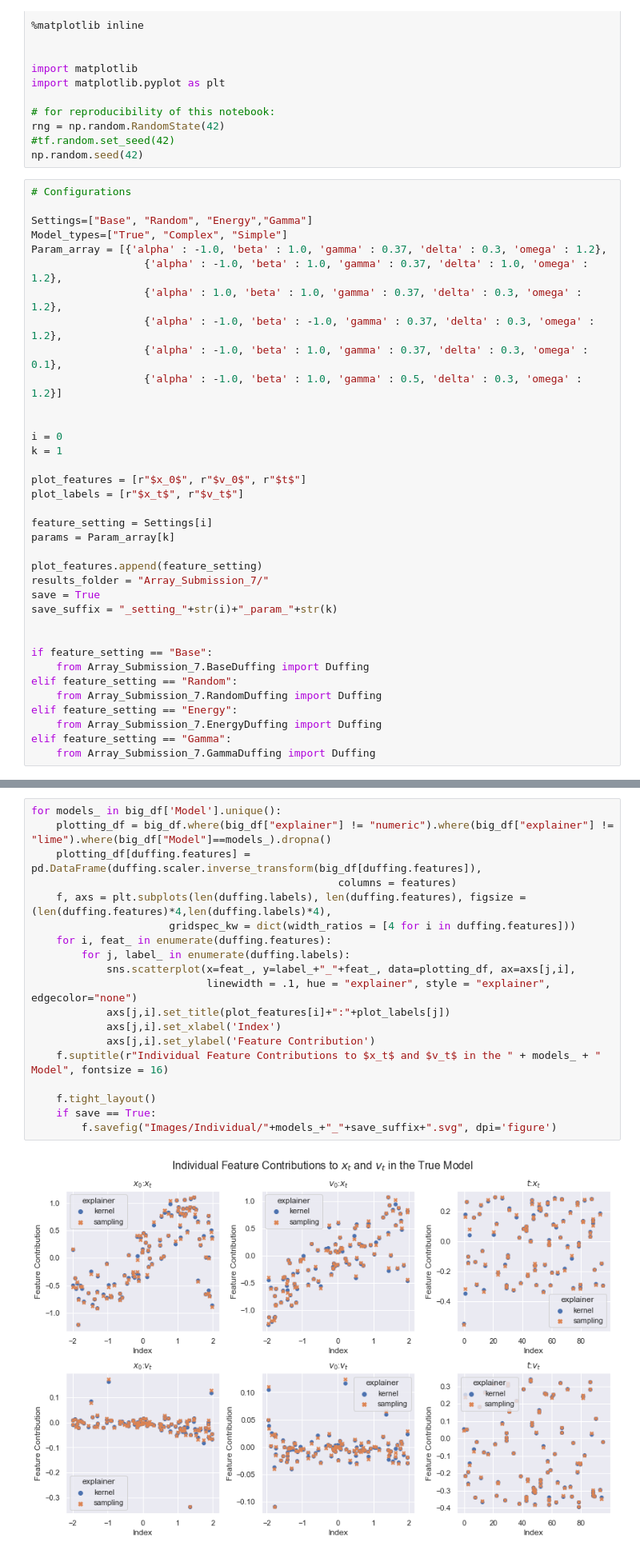
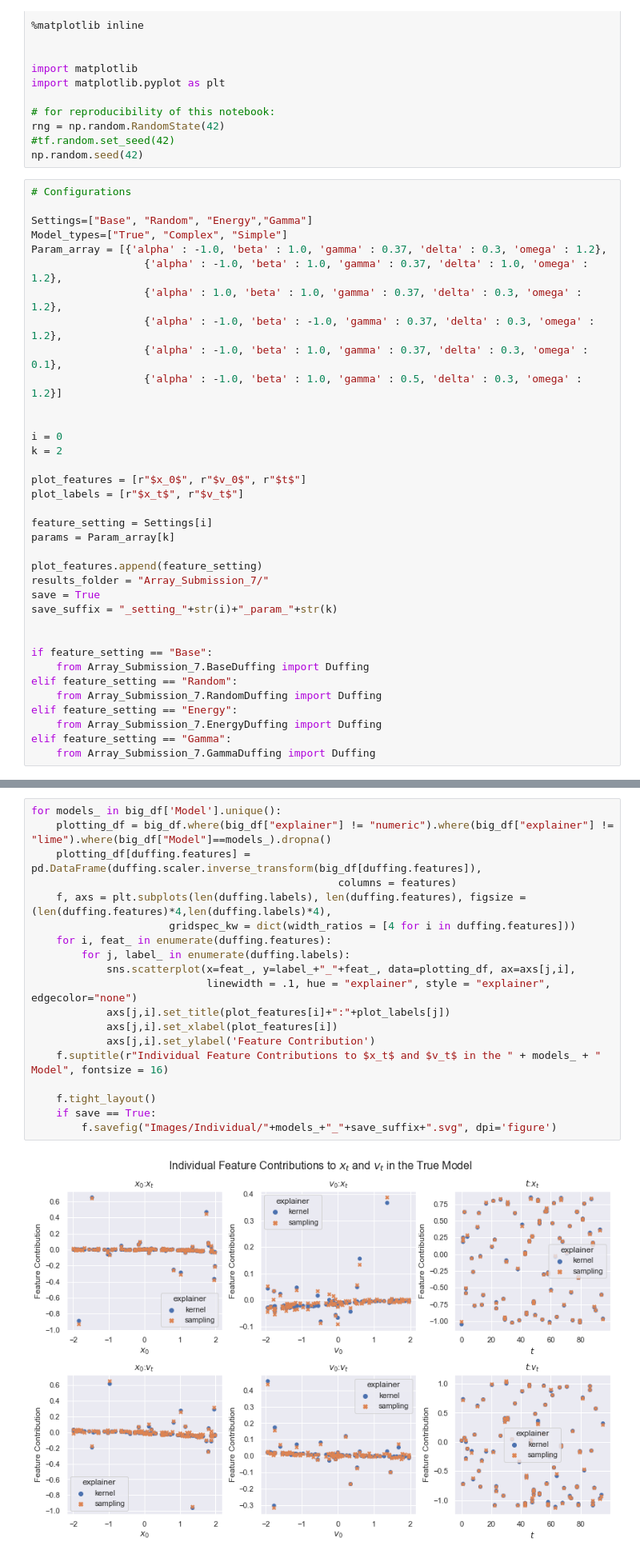
Before and after one commit to wgrosche/XAI, a Jupyter notebook: Plotting/Plotting_Notebook_all.ipynb, the cells around one changed output, grey strips where cells are left out. Shown at 80% size. Saved outputs shown, nothing was run; the diff lists cells and outputs as text.

```diff
--- a/Plotting/Plotting_Notebook_all.ipynb
+++ b/Plotting/Plotting_Notebook_all.ipynb
@@ -62,7 +62,7 @@ Param_array = [{'alpha' : -1.0, 'beta' : 1.0, 'gamma' : 0.37, 'delta' : 0.3, 'om
 
 
 i = 0
-k = 1
+k = 2
 
 plot_features = [r"$x_0$", r"$v_0$", r"$t$"]
 plot_labels = [r"$x_t$", r"$v_t$"]
@@ -277,21 +275,21 @@ if save == True:
 # %%
 for models_ in big_df['Model'].unique():
     plotting_df = big_df.where(big_df["explainer"] != "numeric").where(big_df["explainer"] != "lime").where(big_df["Model"]==models_).dropna()
     plotting_df[duffing.features] = pd.DataFrame(duffing.scaler.inverse_transform(big_df[duffing.features]),
                                                  columns = features)
     f, axs = plt.subplots(len(duffing.labels), len(duffing.features), figsize = (len(duffing.features)*4,len(duffing.labels)*4),
                       gridspec_kw = dict(width_ratios = [4 for i in duffing.features]))
     for i, feat_ in enumerate(duffing.features):
         for j, label_ in enumerate(duffing.labels):
             sns.scatterplot(x=feat_, y=label_+"_"+feat_, data=plotting_df, ax=axs[j,i],
                             linewidth = .1, hue = "explainer", style = "explainer", edgecolor="none")
             axs[j,i].set_title(plot_features[i]+":"+plot_labels[j])
-            axs[j,i].set_xlabel('Index')
+            axs[j,i].set_xlabel(plot_features[i])
             axs[j,i].set_ylabel('Feature Contribution')
     f.suptitle(r"Individual Feature Contributions to $x_t$ and $v_t$ in the " + models_ + " Model", fontsize = 16)
 
     f.tight_layout()
     if save == True:
         f.savefig("Images/Individual/"+models_+"_"+save_suffix+".svg", dpi='figure')
 # %% [output]
-[figure, old version]
+[figure, new version]
```
Also changed, not shown: parts of 31 cells of this notebook, 3 other files.
